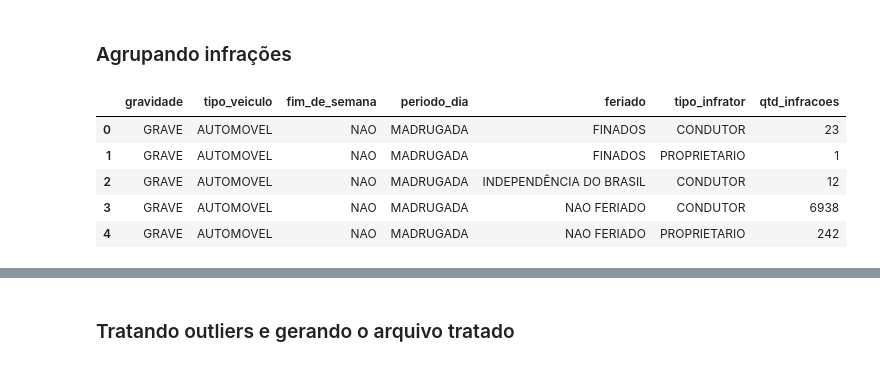
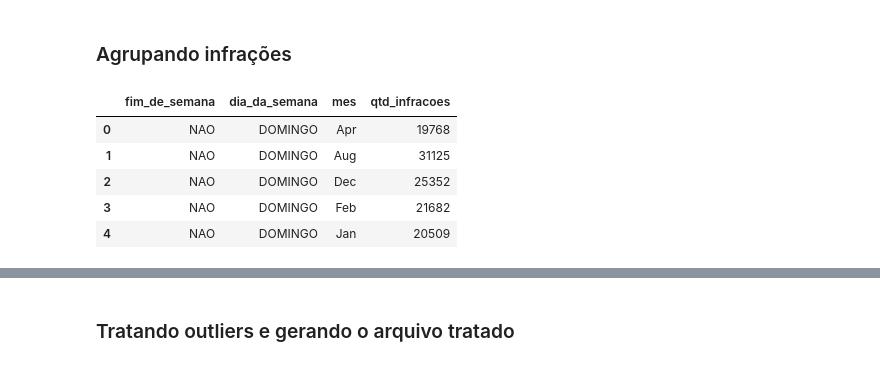
Before and after one commit to yusam/mead2, a Jupyter notebook: autos_de_infracao.ipynb, the cells around one changed output, grey strips where cells are left out. Saved outputs shown, nothing was run; the diff lists cells and outputs as text; code cells hidden in the pictures.

```diff
--- a/autos_de_infracao.ipynb
+++ b/autos_de_infracao.ipynb
@@ -176,3 +177,17 @@ infracao["fim_de_semana"] = (infracao["data_cometimento"]
                              .str.replace("(0|1|2|3|4)","SIM")
                              .str.replace("(5|6)","NAO")
                              )
+# %%
+## cria dia da semana
+infracao["dia_da_semana"] = (infracao["data_cometimento"]
+                             .dt.weekday
+                             .apply(str)
+                             .str.replace("0","SEGUNDA")
+                             .str.replace("1","TERÇA")
+                             .str.replace("2","QUARTA")
+                             .str.replace("3","QUINTA")
+                             .str.replace("4","SEXTA")
+                             .str.replace("5","SABADO")
+                             .str.replace("6","DOMINGO")
+                             )
+infracao['dia_da_semana'].value_counts()
@@ -213,3 +237,9 @@ def periodo(h):
 infracao["periodo_dia"] = (infracao["hora"]
                            .apply(periodo)
                            )
+# %%
+## cria coluna mes
+infracao['mes'] = infracao['data_cometimento'].dt.month
+infracao['mes'] = infracao['mes'].apply(lambda x: calendar.month_abbr[x])
+
+infracao['mes'].value_counts()
@@ -219,11 +263,11 @@ br_holidays = holidays.Brazil() ##(state='DF')
 
 feriado = lambda x: br_holidays.get(x)
 
-# def feriado(d):
-#     if br_holidays.get(d) == "None":
-#         return "não"
-#     else:
-#         return "sim"
+def feriado(d):
+    if br_holidays.get(d) == None:
+        return "não"
+    else:
+        return "sim"
 
 infracao['feriado'] = infracao['data_cometimento'].apply(feriado).str.upper()
 # %%
@@ -513,5 +555,5 @@ dtype: int64
 # %%
 ## tratando valores nulos
 ## utilizando a moda para os tipos de veiculos
-infracao['gravidade'].fillna(value = infracao['gravidade'].mode().to_string(), inplace=True)
-infracao.isnull().sum().sort_values()
+#infracao['gravidade'].fillna(value = infracao['gravidade'].mode().to_string(), inplace=True)
+#infracao.isnull().sum().sort_values()
@@ -730,20 +755,20 @@ Name: gravidade, dtype: int64
 # %%
 infracoes_agrupadas = (
 
     infracao.
-    groupby(['gravidade','tipo_veiculo','fim_de_semana','periodo_dia','feriado','tipo_infrator'],as_index=False).
+    groupby(['fim_de_semana','dia_da_semana','mes'],as_index=False).
     agg({'tipo_infracao':'count'})
 
 )
 
 ## renomeando campo
 infracoes_agrupadas = infracoes_agrupadas.rename(columns={'tipo_infracao':'qtd_infracoes'})
 
 infracoes_agrupadas.head()
 # %% [output]
-|  | gravidade | tipo_veiculo | fim_de_semana | periodo_dia | feriado | tipo_infrator | qtd_infracoes |
-| 0 | GRAVE | AUTOMOVEL | NAO | MADRUGADA | FINADOS | CONDUTOR | 23 |
-| 1 | GRAVE | AUTOMOVEL | NAO | MADRUGADA | FINADOS | PROPRIETARIO | 1 |
-| 2 | GRAVE | AUTOMOVEL | NAO | MADRUGADA | INDEPENDÊNCIA DO BRASIL | CONDUTOR | 12 |
-| 3 | GRAVE | AUTOMOVEL | NAO | MADRUGADA | NAO FERIADO | CONDUTOR | 6938 |
-| 4 | GRAVE | AUTOMOVEL | NAO | MADRUGADA | NAO FERIADO | PROPRIETARIO | 242 |
+|  | fim_de_semana | dia_da_semana | mes | qtd_infracoes |
+| 0 | NAO | DOMINGO | Apr | 19768 |
+| 1 | NAO | DOMINGO | Aug | 31125 |
+| 2 | NAO | DOMINGO | Dec | 25352 |
+| 3 | NAO | DOMINGO | Feb | 21682 |
+| 4 | NAO | DOMINGO | Jan | 20509 |
```
Also changed, not shown: parts of 24 cells of this notebook.
